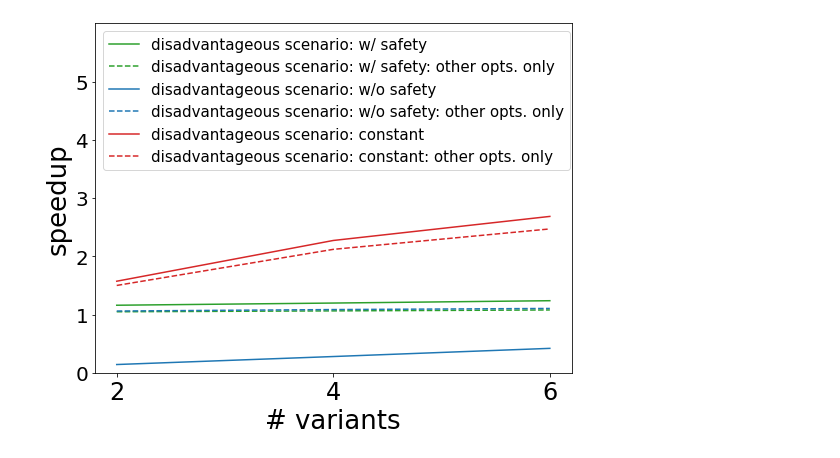
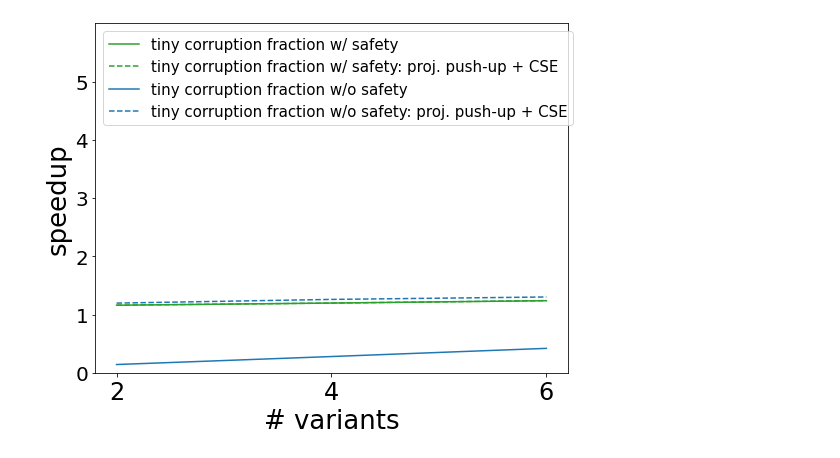
Before and after one commit to stefan-grafberger/mlwhatif, a Jupyter notebook: experiments/plot-benchmark-results--optimizations.ipynb, the cells around one changed output. Saved outputs shown, nothing was run; the diff lists cells and outputs as text; code cells hidden in the pictures.

```diff
--- a/experiments/plot-benchmark-results--optimizations.ipynb
+++ b/experiments/plot-benchmark-results--optimizations.ipynb
@@ -76,8 +76,9 @@ def plot_runtimes(scenario_name_to_named_metrics: Dict[str, Tuple[float, float]]
     plt.ylabel('speedup', fontsize=26)
     legend_names = []
     for scenario_name in scenario_name_to_named_metrics.keys():
-        legend_names.append(f"{scenario_name}")  #  w/ opt.
-        legend_names.append(f"{scenario_name}: other opts. only")
+        with_opt_desc, without_opt_desc = scenario_name.split(';', 2)
+        legend_names.append(f"{with_opt_desc}")  #  w/ opt.
+        legend_names.append(f"{without_opt_desc}")
     plt.legend(legend_names, loc='upper left',
                #, title="inspections", title_fontsize=16,
                fontsize=15, ncol=1)
@@ -314,19 +315,20 @@ plot_runtimes({'disadvantageous: w/o safety': (worst_wo_safety_df['analysis_resu
 # %%
 optimization = "udf_split_and_reuse"
 variant_counts = [2, 4, 6]
 row_count = "1.0"
 ideal_df = load_csv_result_data_variant_counts(optimization, "ideal", variant_counts, row_count)
 average_df = load_csv_result_data_variant_counts(optimization, "average", variant_counts, row_count)
 worst_w_safety_df = load_csv_result_data_variant_counts(optimization, "worst_w_safety", variant_counts, row_count)
 worst_wo_safety_df = load_csv_result_data_variant_counts(optimization, "worst_wo_safety", variant_counts, row_count)
 worst_constant_df = load_csv_result_data_variant_counts(optimization, "worst_constant", variant_counts, row_count)
 
-plot_runtimes({#'beneficial scenario': (ideal_df['analysis_result_with_reuse_opt_rule'], ideal_df['analysis_result_without_opt_rule']),
-               #'neutral scenario': (average_df['analysis_result_with_reuse_opt_rule'], average_df['analysis_result_without_opt_rule']),
-               'disadvantageous scenario: w/ safety': (worst_w_safety_df['analysis_result_with_reuse_opt_rule'], worst_w_safety_df['analysis_result_without_opt_rule']),
-              'disadvantageous scenario: w/o safety': (worst_wo_safety_df['analysis_result_with_reuse_opt_rule'], worst_wo_safety_df['analysis_result_without_opt_rule']),
-               'disadvantageous scenario: constant': (worst_constant_df['analysis_result_with_reuse_opt_rule'], worst_constant_df['analysis_result_without_opt_rule'])},
+plot_runtimes({#'beneficial scenario': (ideal_df['analysis_result_with_reuse_opt_rule'], ideal_df['analysis_result_with_push_up_opt_rule']),
+               #'neutral scenario': (average_df['analysis_result_with_reuse_opt_rule'], average_df['analysis_result_with_push_up_opt_rule']),
+               'tiny corruption fraction w/ safety;tiny corruption fraction w/ safety: proj. push-up + CSE': (worst_w_safety_df['analysis_result_with_reuse_opt_rule'], worst_w_safety_df['analysis_result_with_push_up_opt_rule']),
+              'tiny corruption fraction w/o safety;tiny corruption fraction w/o safety: proj. push-up + CSE': (worst_wo_safety_df['analysis_result_with_reuse_opt_rule'], worst_wo_safety_df['analysis_result_with_push_up_opt_rule']),
+               #'detrimental scenario: constant': (worst_constant_df['analysis_result_with_reuse_opt_rule'], worst_constant_df['analysis_result_with_push_up_opt_rule'])
+              },
               variant_counts,
               f"{optimization}_special_scenarios")
 # %% [output]
-[figure, old version]
+[figure, new version]
```
Also changed, not shown: parts of 12 cells of this notebook, 13 other files.
